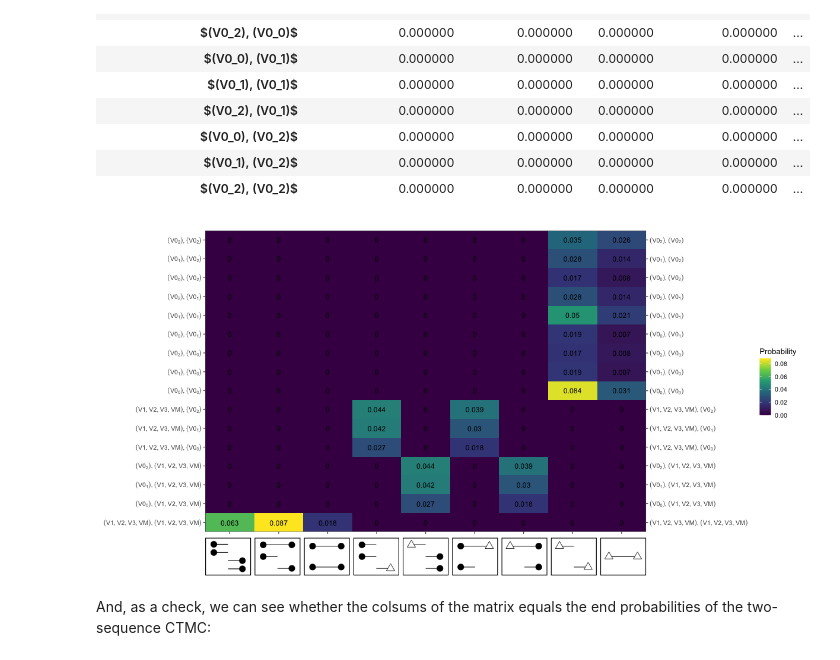
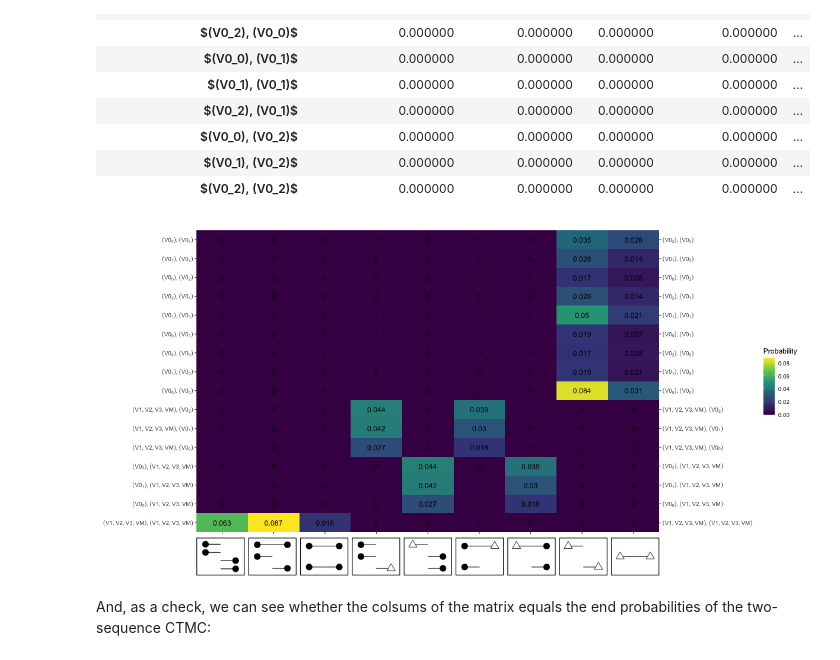
Before and after one commit to rivasiker/phasetype, a Jupyter notebook: scripts/04_ILS/ILS_3.ipynb, the cells around one changed output. Saved outputs shown, nothing was run; the diff lists cells and outputs as text; code cells hidden in the pictures.

```diff
--- a/scripts/04_ILS/ILS_3.ipynb
+++ b/scripts/04_ILS/ILS_3.ipynb
@@ -757,7 +793,8 @@ acc = 0
 # %% [markdown]
 If $L\in\{\text{VM},\text{V1},\text{V2},\text{V3}\}, R\in\{\text{VM},\text{V1},\text{V2},\text{V3}\}$:
 # %%
-tab[acc] = get_pi_ABC(pi_AB, trans_mat_AB, [omega_B], [cut_AB[-1]-cut_AB[0]])
+p_ABC = pi_AB @ get_ABC(trans_mat_AB, [cut_AB[-1]-cut_AB[0]], [omega_tot_AB, omega_B])
+tab[acc] = get_ordered(p_ABC, omega_B, omega_tot_AB)
 tab_names.append('$(V1,V2,V3,VM), (V1,V2,V3,VM)$')
 acc += 1
 # %% [markdown]
@@ -765,12 +802,16 @@ If $L=\text{V0}_l^L, R\in\{\text{VM}, \text{V1},\text{V2},\text{V3}\}$ or $L\in\
 # %%
 for L in range(len(cut_AB)-1):
     times = [cut_AB[L]-cut_AB[0],cut_AB[L+1]-cut_AB[L],cut_AB[-1]-cut_AB[L+1]]
-    tab[acc] = (get_pi_ABC(pi_AB, trans_mat_AB, [omega_B, omega_L, omega_L], times))
+    omegas = [omega_tot_AB, omega_B, omega_L, omega_L]
+    p_ABC = pi_AB @ get_ABC(trans_mat_AB, times, omegas)
+    tab[acc] = get_ordered(p_ABC, omega_L, omega_tot_AB)
     tab_names.append('$(V0_'+str(L)+'), (V1,V2,V3,VM)$')
     acc += 1
 for R in range(len(cut_AB)-1):
     times = [cut_AB[R]-cut_AB[0],cut_AB[R+1]-cut_AB[R],cut_AB[-1]-cut_AB[R+1]]
-    tab[acc] = (get_pi_ABC(pi_AB, trans_mat_AB, [omega_B, omega_R, omega_R], times))
+    omegas = [omega_tot_AB, omega_B, omega_R, omega_R]
+    p_ABC = pi_AB @ get_ABC(trans_mat_AB, times, omegas)
+    tab[acc] = get_ordered(p_ABC, omega_R, omega_tot_AB)
     tab_names.append('$(V1,V2,V3,VM), (V0_'+str(R)+')$')
     acc += 1
 # %% [markdown]
@@ -780,19 +821,25 @@ for R in range(len(cut_AB)-1):
     for L in range(len(cut_AB)-1):
         if R == L:
             times = [cut_AB[L]-cut_AB[0], cut_AB[L+1]-cut_AB[L], cut_AB[-1]-cut_AB[L+1]]
-            tab[acc] = get_pi_ABC(pi_AB, trans_mat_AB, [omega_B, omega_E, omega_E], times)
+            omegas = [omega_tot_AB, omega_B, omega_E, omega_E]
+            p_ABC = pi_AB @ get_ABC(trans_mat_AB, times, omegas)
+            tab[acc] = get_ordered(p_ABC, omega_E, omega_tot_AB)
         elif L < R:
             times = [cut_AB[L]-cut_AB[0], cut_AB[L+1]-cut_AB[L], cut_AB[R]-cut_AB[L+1], cut_AB[R+1]-cut_AB[R], cut_AB[-1]-cut_AB[R+1]]
-            tab[acc] = get_pi_ABC(pi_AB, trans_mat_AB, [omega_B, omega_L, omega_L, omega_E, omega_E], times)
+            omegas = [omega_tot_AB, omega_B, omega_L, omega_L, omega_E, omega_E]
+            p_ABC = pi_AB @ get_ABC(trans_mat_AB, times, omegas)
+            tab[acc] = get_ordered(p_ABC, omega_E, omega_tot_AB)
         elif L > R:
             times = [cut_AB[R]-cut_AB[0], cut_AB[R+1]-cut_AB[R], cut_AB[L]-cut_AB[R+1], cut_AB[L+1]-cut_AB[L], cut_AB[-1]-cut_AB[L+1]]
-            tab[acc] = get_pi_ABC(pi_AB, trans_mat_AB, [omega_B, omega_R, omega_R, omega_E, omega_E], times)
+            omegas = [omega_tot_AB, omega_B, omega_R, omega_R, omega_E, omega_E]
+            p_ABC = pi_AB @ get_ABC(trans_mat_AB, times, omegas)
+            tab[acc] = get_ordered(p_ABC, omega_E, omega_tot_AB)
         tab_names.append('$(V0_'+str(L)+'), (V0_'+str(R)+')$')
         acc += 1
 # %% [markdown]
 The resulting table contains all possible starting probabilities segregated by the path defined by the left and the right states:
 # %%
-col_names = [str(i) for i in initial_states_AB]
+col_names = [str(i) for i in state_space_AB]
 df = pd.DataFrame(tab, columns = col_names)
 df.index = tab_names
 df
@@ -817,33 +864,32 @@ df
 # %%
 %%R -i df -i col_names -w 1200 -h 600 -r 80
 
 library(tidyverse)
 library(latex2exp)
 
 p1_ABC <- as_tibble(df) %>%
     mutate(rows = factor(rownames(df), rownames(df))) %>%
     pivot_longer(-rows) %>%
     mutate(name = factor(name, unlist(col_names))) %>%
     ggplot() +
     geom_tile(aes(name, as.numeric(rows), fill = value)) +
     geom_text(aes(name, as.numeric(rows), label = round(value, 3))) +
-    theme_few() +
     theme(
         axis.text.x = element_blank(),
         axis.title = element_blank()
     ) +
     scale_y_continuous(
         expand = c(0, 0),
         breaks = as.numeric(factor(rownames(df), rownames(df))),
         labels = TeX(rownames(df)),
         sec.axis = dup_axis()
     ) +
     scale_x_discrete(expand = c(0, 0)) +
     scale_fill_viridis_c(name = 'Probability')
 
 p1_ABC/p2 + plot_layout(heights = c(8, 1))
 # %% [output]
-[figure, old version]
+[figure, new version]
 # %% [markdown]
 And, as a check, we can see whether the colsums of the matrix equals the end probabilities of the two-sequence CTMC:
 # %%
```
Also changed, not shown: parts of 30 cells of this notebook, 3 other files.
